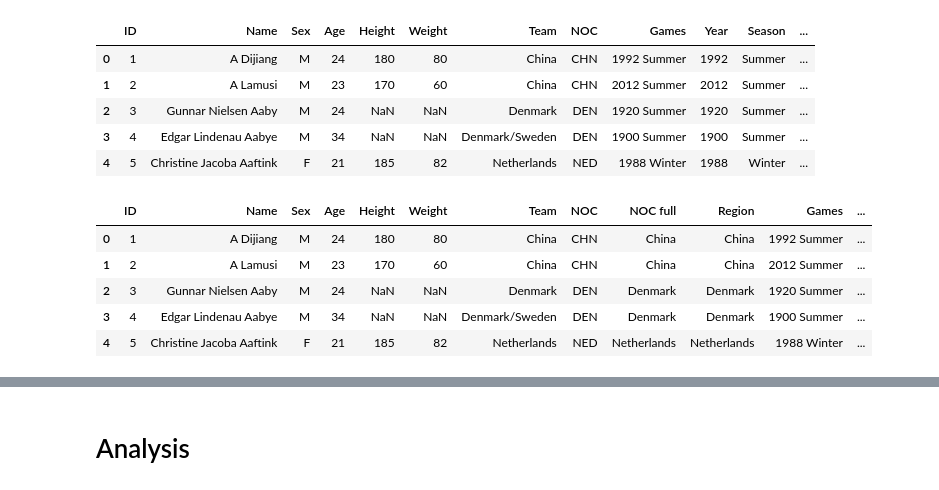
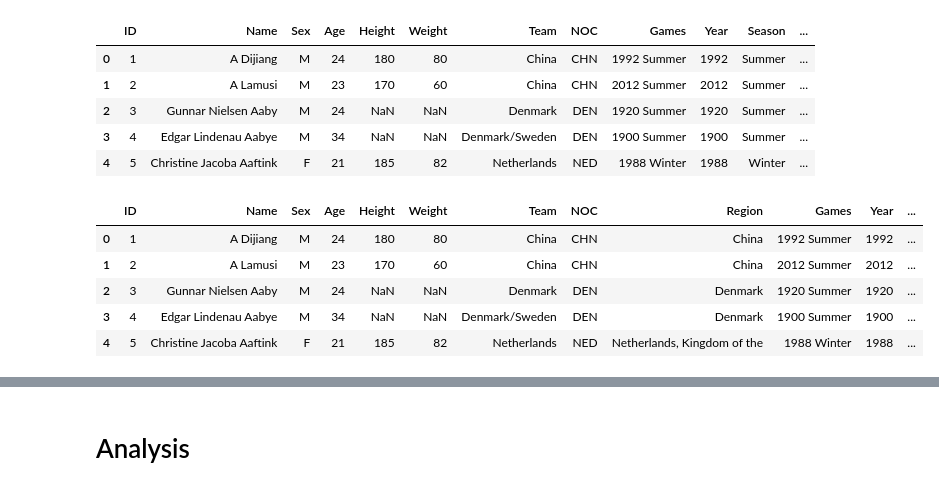
Before and after one commit to agutierrezmorag/olympic-games-datamart, a Jupyter notebook: olympics.ipynb, the cells around one changed output, grey strips where cells are left out. Drawn from its saved outputs; the diff is of its cells as text; code cells hidden in the pictures.

Commit message:
updated iso and country host names so they have an iso code

```diff
--- a/olympics.ipynb
+++ b/olympics.ipynb
@@ -54,57 +54,57 @@ memory usage: 31.0+ MB
 # %%
 cities_countries = {
     "Barcelona": "Spain",
-    "London": "United Kingdom",
+    "London": "United Kingdom of Great Britain and Northern Ireland",
     "Antwerpen": "Belgium",
     "Paris": "France",
     "Calgary": "Canada",
     "Albertville": "France",
     "Lillehammer": "Norway",
-    "Los Angeles": "United States",
-    "Salt Lake City": "United States",
+    "Los Angeles": "United States of America",
+    "Salt Lake City": "United States of America",
     "Helsinki": "Finland",
-    "Lake Placid": "United States",
+    "Lake Placid": "United States of America",
     "Sydney": "Australia",
-    "Atlanta": "United States",
+    "Atlanta": "United States of America",
     "Stockholm": "Sweden",
-    "Sochi": "Russia",
+    "Sochi": "Russian Federation",
     "Nagano": "Japan",
     "Torino": "Italy",
     "Beijing": "China",
     "Rio de Janeiro": "Brazil",
     "Athina": "Greece",
-    "Squaw Valley": "United States",
+    "Squaw Valley": "United States of America",
     "Innsbruck": "Austria",
     "Sarajevo": "Bosnia and Herzegovina",
     "Mexico City": "Mexico",
     "Munich": "Germany",
-    "Seoul": "South Korea",
+    "Seoul": "Korea, Republic of",
     "Berlin": "Germany",
     "Oslo": "Norway",
     "Cortina d'Ampezzo": "Italy",
     "Melbourne": "Australia",
     "Roma": "Italy",
-    "Amsterdam": "Netherlands",
+    "Amsterdam": "Netherlands, Kingdom of the",
     "Montreal": "Canada",
-    "Moskva": "Russia",
+    "Moskva": "Russian Federation",
     "Tokyo": "Japan",
     "Vancouver": "Canada",
     "Grenoble": "France",
     "Sapporo": "Japan",
     "Chamonix": "France",
-    "St. Louis": "United States",
+    "St. Louis": "United States of America",
     "Sankt Moritz": "Switzerland",
     "Garmisch-Partenkirchen": "Germany",
 }
 
 # Map the Ciudad column to the NOC codes
-ol_data["Host country"] = ol_data["City"].map(cities_countries)
+ol_data["Host Country"] = ol_data["City"].map(cities_countries)
 
 # Define the new column order
 column_order = ol_data.columns.tolist()
 ciudad_index = column_order.index("City")
 column_order.insert(
-    ciudad_index + 1, column_order.pop(column_order.index("Host country"))
+    ciudad_index + 1, column_order.pop(column_order.index("Host Country"))
 )
 
 # Create a new DataFrame with the columns in the desired order
@@ -119,10 +119,10 @@ ol_data.head()
 | 4 | 5 | Christine Jacoba Aaftink | F | 21 | 185 | 82 | Netherlands | NED | 1988 Winter | 1988 | Winter | ... |
 # %%
 # Read the noc_regions.csv file into a pandas DataFrame
-noc_regions = pd.read_csv("datasets/noc_regions.csv")
+noc_regions = pd.read_csv("datasets/noc_regions-parsed.csv")
 
 # Select only the NOC and region columns from noc_regions
-noc_regions = noc_regions[["NOC", "noc_full", "region"]]
+noc_regions = noc_regions[["NOC", "region"]]
 
 # Merge the original DataFrame (ol_data) with the noc_regions DataFrame
 # The merge is done based on the "NOC" column
@@ -130,7 +130,7 @@ noc_regions = noc_regions[["NOC", "noc_full", "region"]]
 ol_data = ol_data.merge(noc_regions, on="NOC", how="left")
 
 # Rename the 'noc_full' column
-ol_data = ol_data.rename(columns={"noc_full": "NOC full", "region": "Region"})
+ol_data = ol_data.rename(columns={"region": "Region"})
 
 # Display the first few rows of the resulting DataFrame
 ol_data.head()
@@ -144,17 +144,16 @@ ol_data.head()
 # %%
 # Define the new column order
 column_order = ol_data.columns.tolist()
 noc_index = column_order.index("NOC")
-column_order.insert(noc_index + 1, column_order.pop(column_order.index("NOC full")))
-column_order.insert(noc_index + 2, column_order.pop(column_order.index("Region")))
+column_order.insert(noc_index + 1, column_order.pop(column_order.index("Region")))
 
 # Create a new DataFrame with the columns in the desired order
 ol_data = ol_data[column_order]
 ol_data.head()
 # %% [output]
-|  | ID | Name | Sex | Age | Height | Weight | Team | NOC | NOC full | Region | Games | ... |
-| 0 | 1 | A Dijiang | M | 24 | 180 | 80 | China | CHN | China | China | 1992 Summer | ... |
-| 1 | 2 | A Lamusi | M | 23 | 170 | 60 | China | CHN | China | China | 2012 Summer | ... |
-| 2 | 3 | Gunnar Nielsen Aaby | M | 24 | NaN | NaN | Denmark | DEN | Denmark | Denmark | 1920 Summer | ... |
-| 3 | 4 | Edgar Lindenau Aabye | M | 34 | NaN | NaN | Denmark/Sweden | DEN | Denmark | Denmark | 1900 Summer | ... |
-| 4 | 5 | Christine Jacoba Aaftink | F | 21 | 185 | 82 | Netherlands | NED | Netherlands | Netherlands | 1988 Winter | ... |
+|  | ID | Name | Sex | Age | Height | Weight | Team | NOC | Region | Games | Year | ... |
+| 0 | 1 | A Dijiang | M | 24 | 180 | 80 | China | CHN | China | 1992 Summer | 1992 | ... |
+| 1 | 2 | A Lamusi | M | 23 | 170 | 60 | China | CHN | China | 2012 Summer | 2012 | ... |
+| 2 | 3 | Gunnar Nielsen Aaby | M | 24 | NaN | NaN | Denmark | DEN | Denmark | 1920 Summer | 1920 | ... |
+| 3 | 4 | Edgar Lindenau Aabye | M | 34 | NaN | NaN | Denmark/Sweden | DEN | Denmark | 1900 Summer | 1900 | ... |
+| 4 | 5 | Christine Jacoba Aaftink | F | 21 | 185 | 82 | Netherlands | NED | Netherlands, Kingdom of the | 1988 Winter | 1988 | ... |
```
Also changed, not shown: parts of 6 cells of this notebook, 3 other files.
